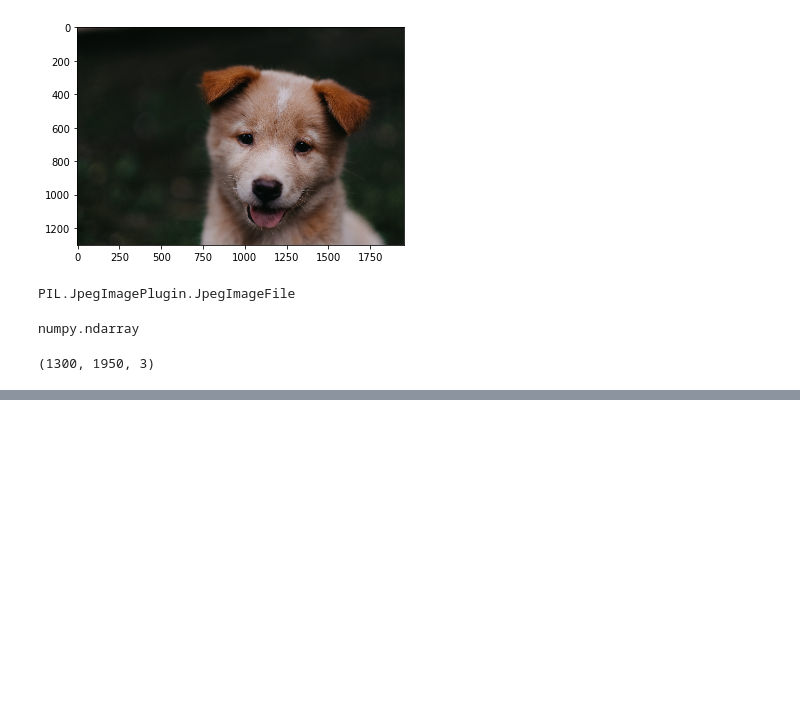
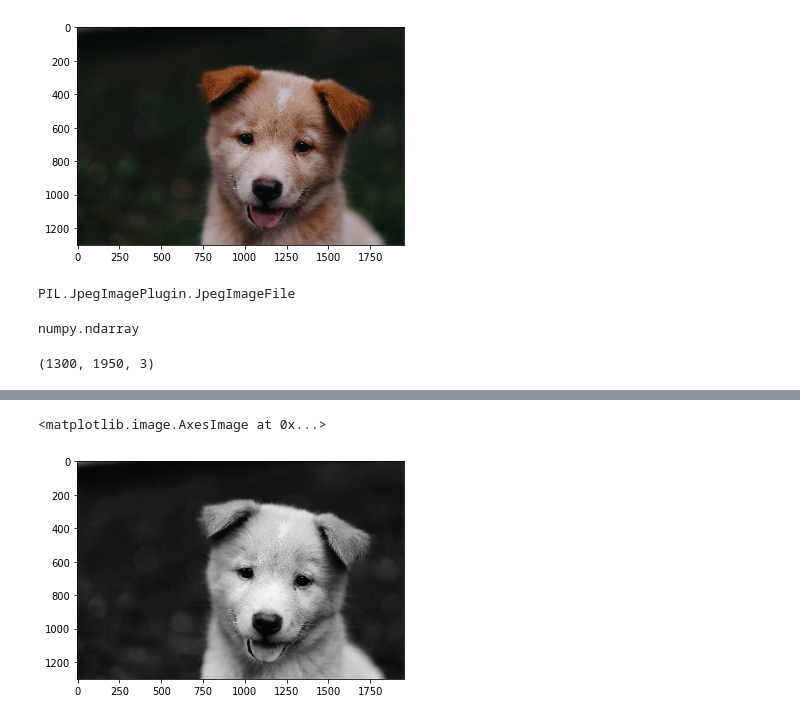
Before and after one commit to sendmail123/DataScience, a Jupyter notebook: OpenCV.ipynb, the cells around one changed output, grey strips where cells are left out. Saved outputs shown, nothing was run; the diff lists cells and outputs as text; code cells hidden in the pictures; blank space fills up the shorter version.

```diff
--- a/OpenCV.ipynb
+++ b/OpenCV.ipynb
@@ -37,0 +54,5 @@ pic_arr.shape
+# %%
+plt.imshow(pic_red[:,:,0],cmap='gray')
+# %% [output]
+<matplotlib.image.AxesImage at 0x...>
+[figure, added]
```
Also changed, not shown: parts of 8 cells of this notebook.
